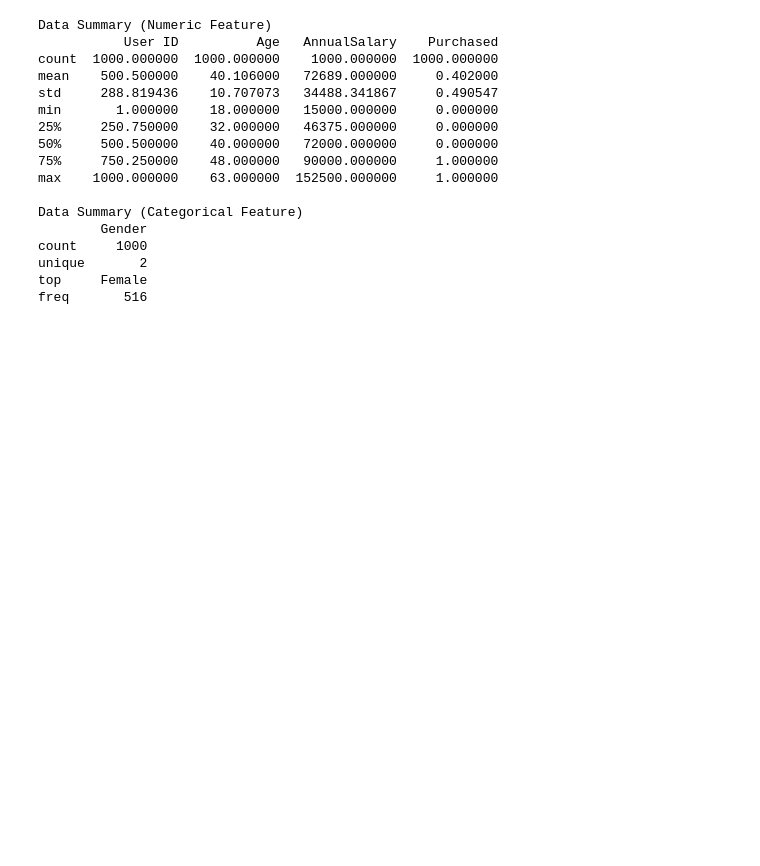
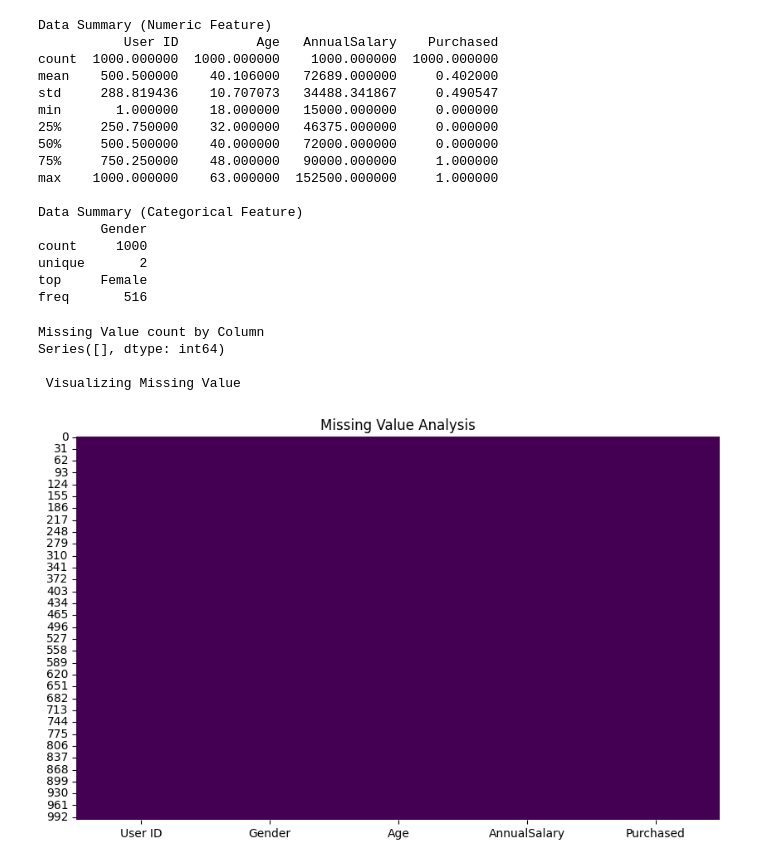
Before and after one commit to yuvraj-rathod-1202/Car_Purchase_Classification, a Jupyter notebook: EDA/EDA.ipynb, the cells around one changed output. Saved outputs shown, nothing was run; the diff lists cells and outputs as text; code cells hidden in the pictures; blank space fills up the shorter version.

Commit message:
add missign value analysis

```diff
--- a/EDA/EDA.ipynb
+++ b/EDA/EDA.ipynb
@@ -64,3 +65,12 @@ count     1000
 unique       2
 top     Female
 freq       516
+# %%
+missing_value_analysis = SimpleMisssingValueAnalysis()
+missing_value_analysis.analyze(df)
+# %% [output]
+Missing Value count by Column
+Series([], dtype: int64)
+
+ Visualizing Missing Value
+[figure, added]
```
Also changed, not shown: parts of 1 cell of this notebook, 1 other file.
